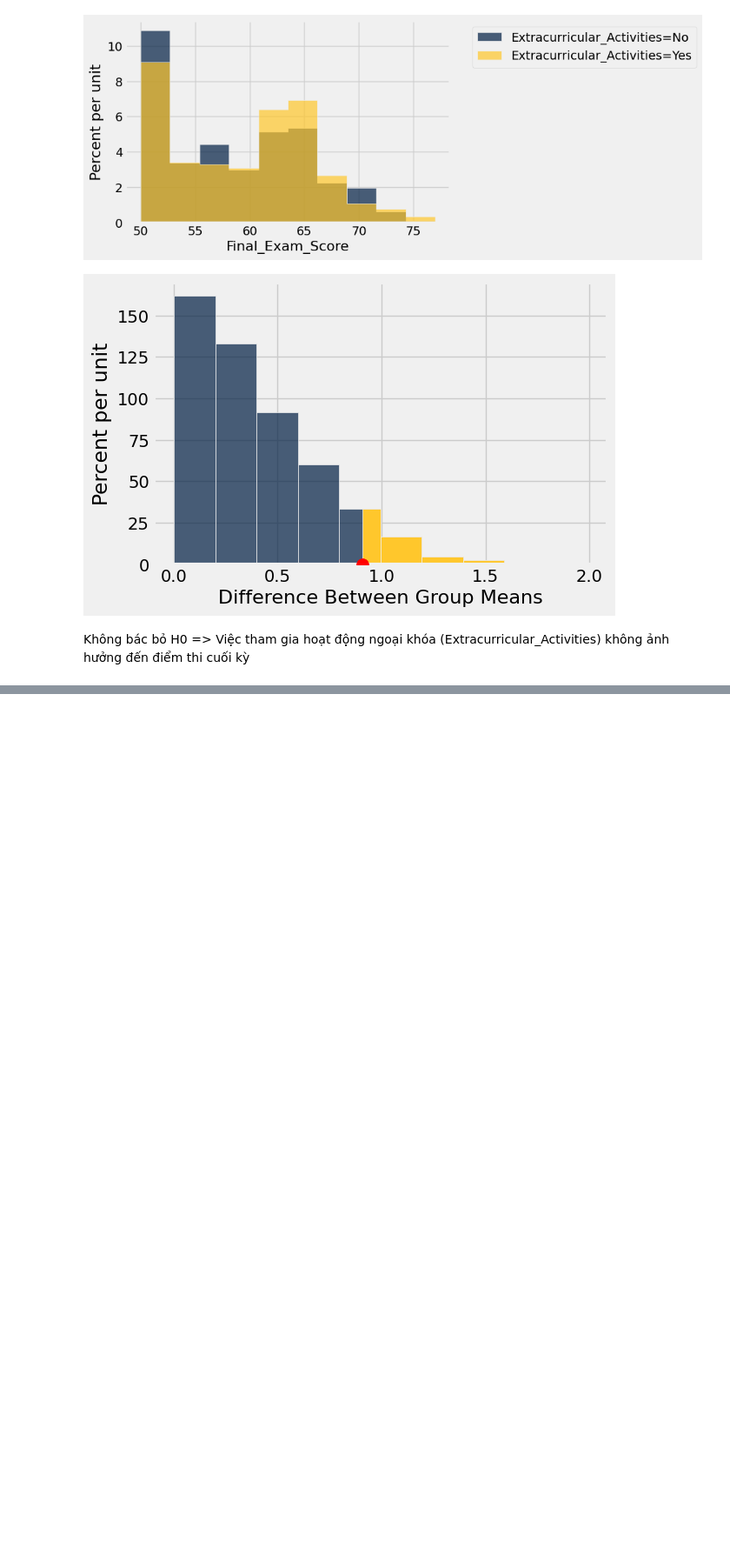
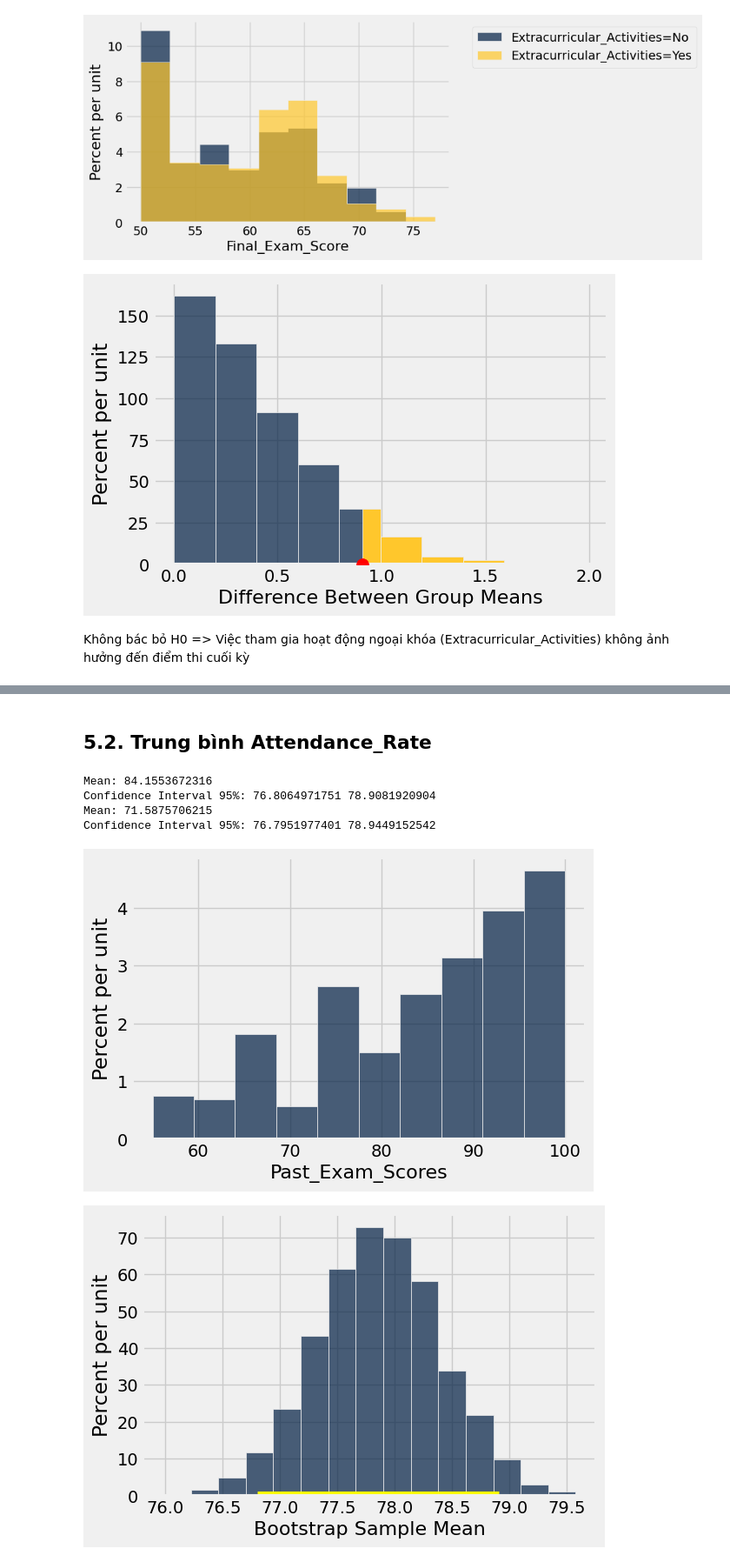
Before and after one commit to anizme/UET_DataScience_Prj, a Jupyter notebook: explore_spp_data.ipynb, the cells around one changed output, grey strips where cells are left out. Shown at 87% size. Cells and saved outputs as stored; diff of their text form; code cells hidden in the pictures; blank space fills up the shorter version.

```diff
--- a/explore_spp_data.ipynb
+++ b/explore_spp_data.ipynb
@@ -670,0 +721,12 @@ Không bác bỏ H0
+# %% [markdown]
+## 5.2. Trung bình Attendance_Rate
+# %%
+estimate(pass_group, 'Past_Exam_Scores')
+estimate(fail_group, 'Past_Exam_Scores')
+# %% [output]
+Mean: 84.1553672316
+Confidence Interval 95%: 76.8064971751 78.9081920904
+Mean: 71.5875706215
+Confidence Interval 95%: 76.7951977401 78.9449152542
+[figure, added]
+[figure, added]
```
Also changed, not shown: parts of 24 cells of this notebook.
